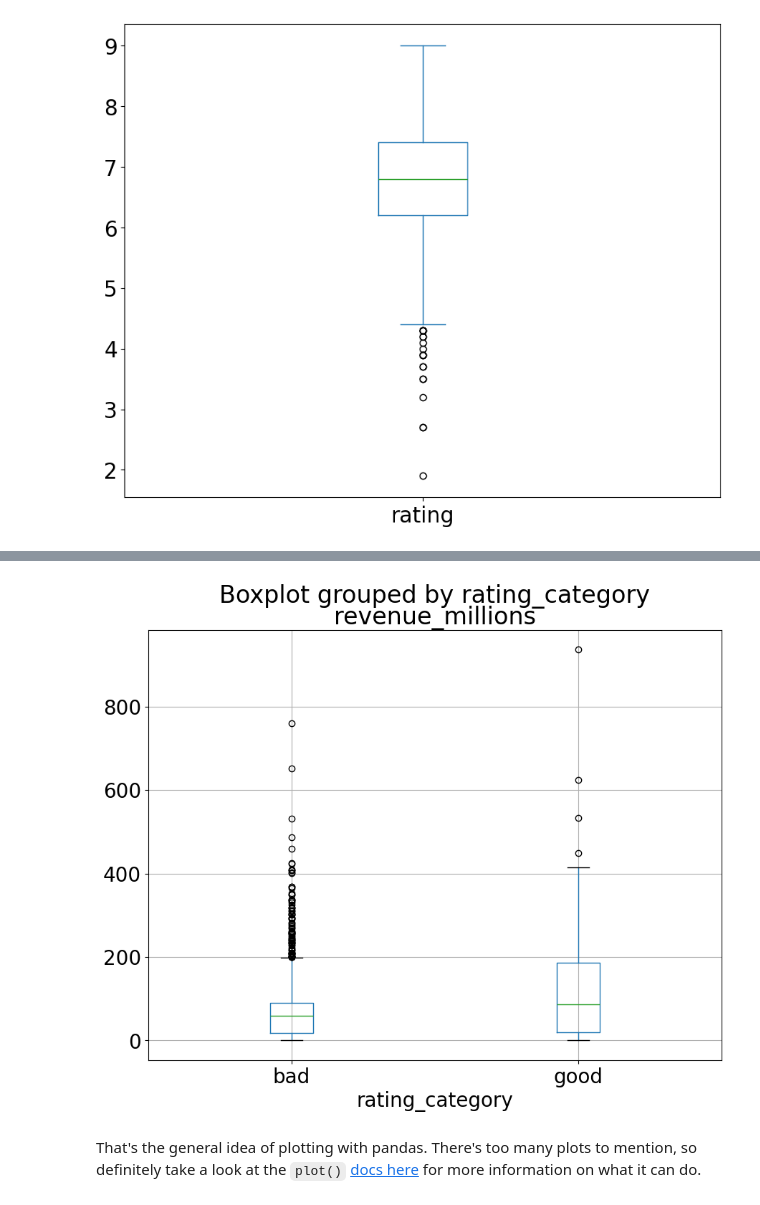
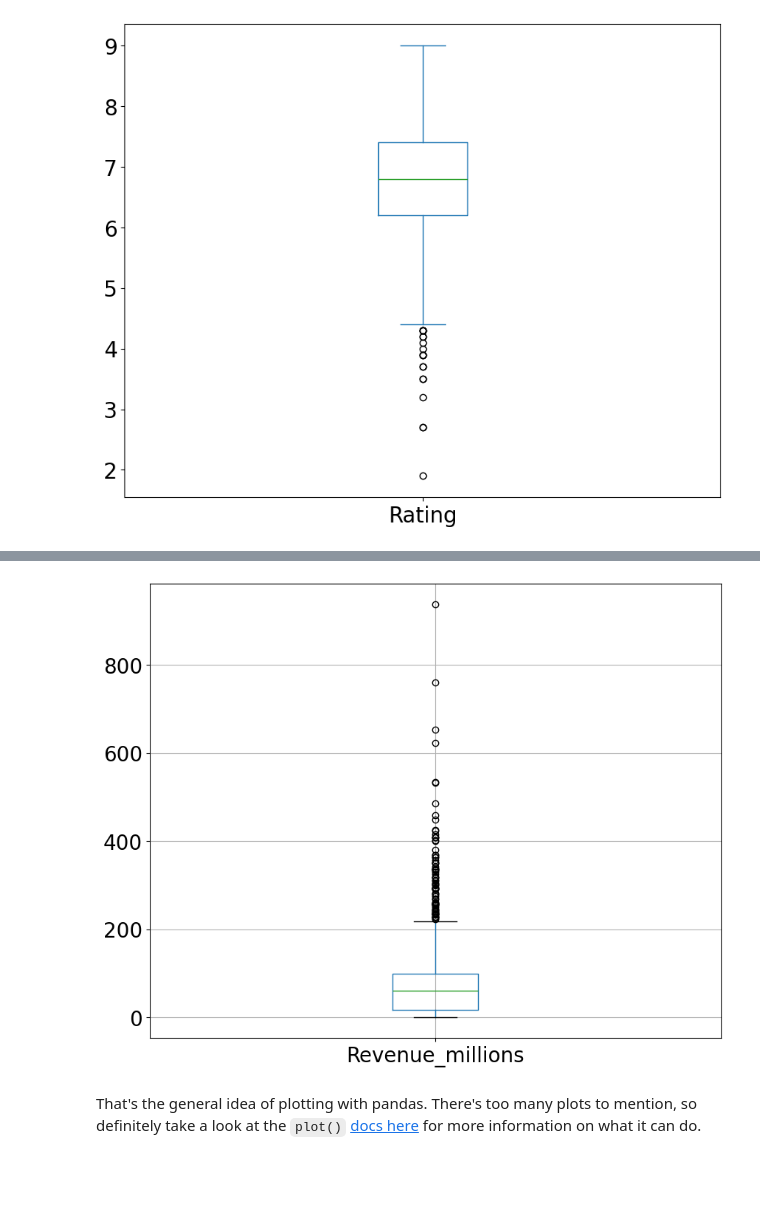
Before and after one commit to mahnoor-shahid/CraftingLab, a Jupyter notebook: Pandas/Level 1 - Let's learn about Pandas.ipynb, the cells around one changed output, grey strips where cells are left out. Saved outputs shown, nothing was run; the diff lists cells and outputs as text; code cells hidden in the pictures; blank space fills up the shorter version.

```diff
--- a/Pandas/Level 1 - Let's learn about Pandas.ipynb
+++ b/Pandas/Level 1 - Let's learn about Pandas.ipynb
@@ -469,6 +413,0 @@ Excellent. But what if we want to lowercase all names? Instead of using `.rename
-# %%
-movies_df.columns = ['rank', 'genre', 'description', 'director', 'actors', 'year', 'runtime',
-                     'rating', 'votes', 'revenue_millions', 'metascore']
-
-
-movies_df.columns
@@ -481,4 +413,0 @@ But that's too much work. Instead of just renaming each column manually we can d
-# %%
-movies_df.columns = [col.lower() for col in movies_df]
-
-movies_df.columns
@@ -945,4 +743,0 @@ Now we want to send the entire rating column through this function, which is wha
-# %%
-movies_df["rating_category"] = movies_df["rating"].apply(rating_function)
-
-movies_df.head(2)
@@ -958,4 +743,0 @@ You can also use anonymous functions as well. This lambda function achieves the
-# %%
-movies_df["rating_category"] = movies_df["rating"].apply(lambda x: 'good' if x >= 8.0 else 'bad')
-
-movies_df.head(2)
@@ -1025,9 +796,9 @@ movies_df['rating'].plot(kind="box");
 
 By combining categorical and continuous data, we can create a Boxplot of revenue that is grouped by the Rating Category we created above:
 # %%
-movies_df.boxplot(column='revenue_millions', by='rating_category');
+movies_df.boxplot(column='Revenue_millions');
 # %% [output]
-[figure, old version]
+[figure, new version]
 # %% [markdown]
 That's the general idea of plotting with pandas. There's too many plots to mention, so definitely take a look at the `plot()` [docs here](https://pandas.pydata.org/pandas-docs/stable/generated/pandas.DataFrame.plot.html) for more information on what it can do.
 # %% [markdown]
```
Also changed, not shown: parts of 89 cells of this notebook, 10 other files.
